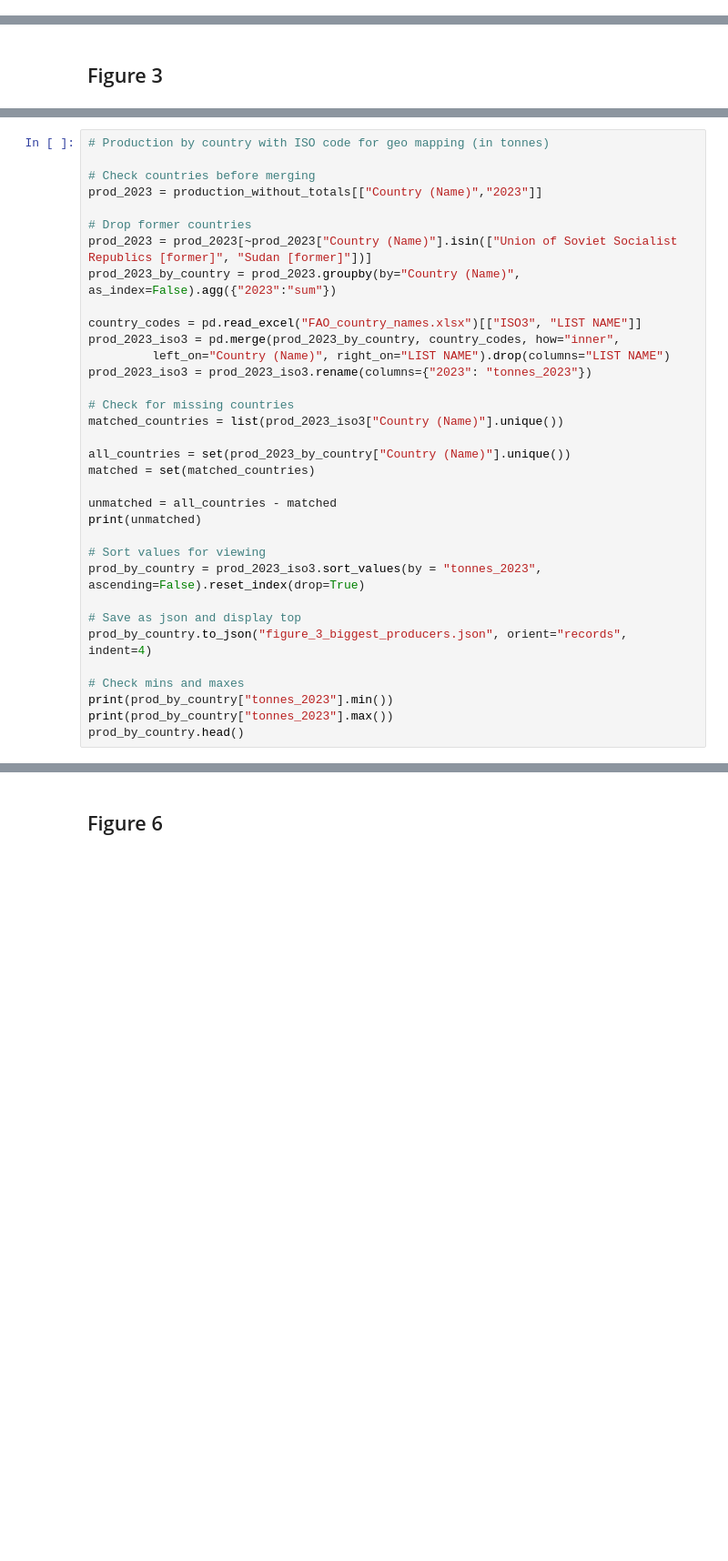
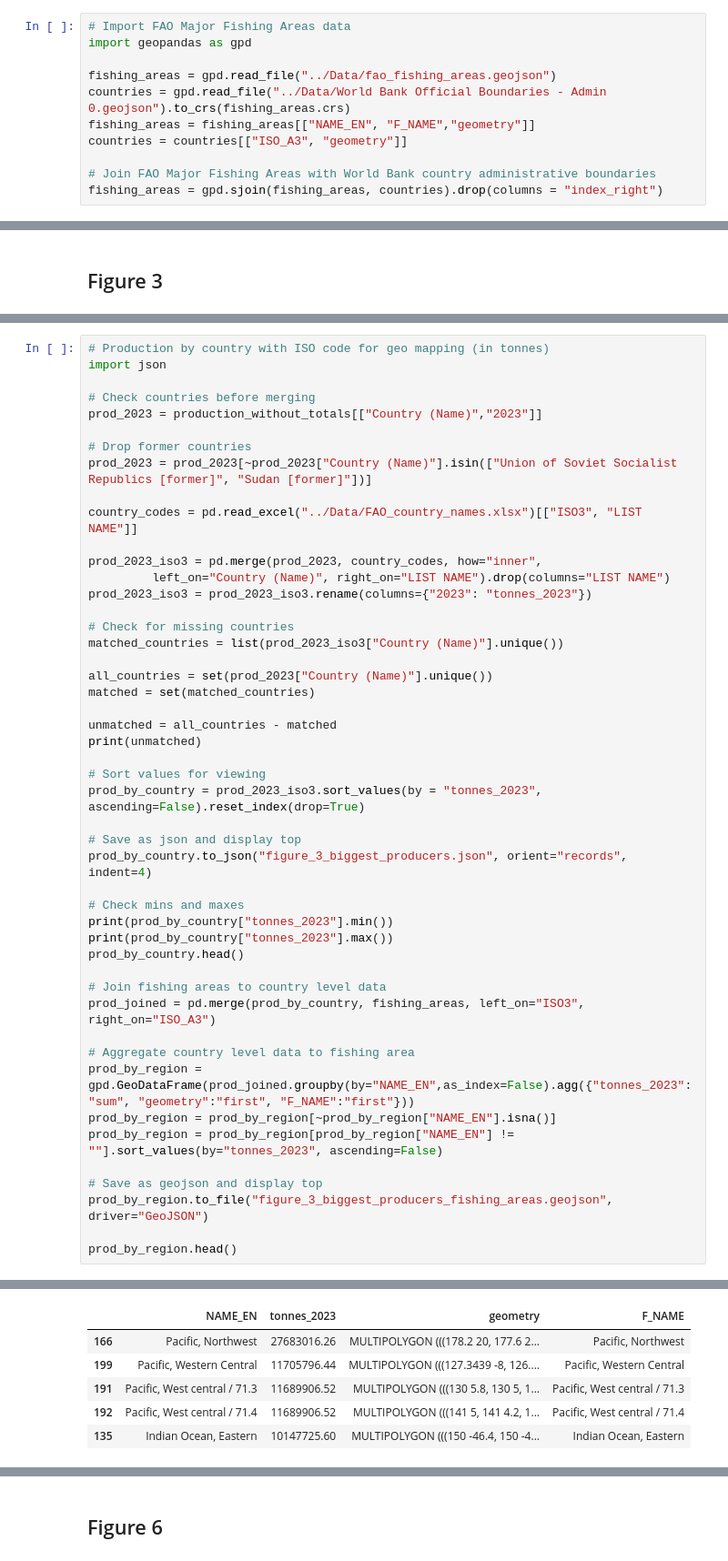
Before and after one commit to Ode-PBLLC/ocean-central, a Jupyter notebook: Code/Harvest Wisely.ipynb, the cells around one changed output, grey strips where cells are left out. Shown at 91% size. Cells and saved outputs as stored; diff of their text form; blank space fills up the shorter version.

```diff
--- a/Code/Harvest Wisely.ipynb
+++ b/Code/Harvest Wisely.ipynb
@@ -364,5 +228,16 @@ This figure contains data from Food and Agriculture Organization of the United N
 Data sourced from FAO FishSTAT via FishStatJ, available [here](https://www.fao.org/fishery/en/topic/166235/en)
 
 Dataset: Global Production by production source 1950-2023 (Release date: March 2025)
+# %%
+# Import FAO Major Fishing Areas data
+import geopandas as gpd
+
+fishing_areas = gpd.read_file("../Data/fao_fishing_areas.geojson")
+countries = gpd.read_file("../Data/World Bank Official Boundaries - Admin 0.geojson").to_crs(fishing_areas.crs)
+fishing_areas = fishing_areas[["NAME_EN", "F_NAME","geometry"]]
+countries = countries[["ISO_A3", "geometry"]]
+
+# Join FAO Major Fishing Areas with World Bank country administrative boundaries
+fishing_areas = gpd.sjoin(fishing_areas, countries).drop(columns = "index_right")
 # %%
 # Import production data
@@ -459,23 +343,24 @@ Country names from FAO Names of Countries and Territories Dataset, available [he
 </p>
 # %%
 # Production by country with ISO code for geo mapping (in tonnes)
+import json
 
 # Check countries before merging
 prod_2023 = production_without_totals[["Country (Name)","2023"]]
 
 # Drop former countries
 prod_2023 = prod_2023[~prod_2023["Country (Name)"].isin(["Union of Soviet Socialist Republics [former]", "Sudan [former]"])]
-prod_2023_by_country = prod_2023.groupby(by="Country (Name)", as_index=False).agg({"2023":"sum"})
 
-country_codes = pd.read_excel("FAO_country_names.xlsx")[["ISO3", "LIST NAME"]]
-prod_2023_iso3 = pd.merge(prod_2023_by_country, country_codes, how="inner",
+country_codes = pd.read_excel("../Data/FAO_country_names.xlsx")[["ISO3", "LIST NAME"]]
+
+prod_2023_iso3 = pd.merge(prod_2023, country_codes, how="inner",
          left_on="Country (Name)", right_on="LIST NAME").drop(columns="LIST NAME")
 prod_2023_iso3 = prod_2023_iso3.rename(columns={"2023": "tonnes_2023"})
 
 # Check for missing countries
 matched_countries = list(prod_2023_iso3["Country (Name)"].unique())
 
-all_countries = set(prod_2023_by_country["Country (Name)"].unique())
+all_countries = set(prod_2023["Country (Name)"].unique())
 matched = set(matched_countries)
 
 unmatched = all_countries - matched
@@ -491,3 +376,17 @@ prod_by_country.to_json("figure_3_biggest_producers.json", orient="records", ind
 print(prod_by_country["tonnes_2023"].min())
 print(prod_by_country["tonnes_2023"].max())
 prod_by_country.head()
+
+# Join fishing areas to country level data
+prod_joined = pd.merge(prod_by_country, fishing_areas, left_on="ISO3", right_on="ISO_A3")
+
+# Aggregate country level data to fishing area
+prod_by_region = gpd.GeoDataFrame(prod_joined.groupby(by="NAME_EN",as_index=False).agg({"tonnes_2023":"sum", "geometry":"first", "F_NAME":"first"}))
+prod_by_region = prod_by_region[~prod_by_region["NAME_EN"].isna()]
+prod_by_region = prod_by_region[prod_by_region["NAME_EN"] != ""].sort_values(by="tonnes_2023", ascending=False)
+
+# Save as geojson and display top
+prod_by_region.to_file("figure_3_biggest_producers_fishing_areas.geojson", driver="GeoJSON")
+
+prod_by_region.head()
+# %% [output]
@@ -493,0 +396,6 @@ prod_by_country.head()
+|  | NAME_EN | tonnes_2023 | geometry | F_NAME |
+| 166 | Pacific, Northwest | 27683016.26 | MULTIPOLYGON (((178.2 20, 177.6 2... | Pacific, Northwest |
+| 199 | Pacific, Western Central | 11705796.44 | MULTIPOLYGON (((127.3439 -8, 126.... | Pacific, Western Central |
+| 191 | Pacific, West central / 71.3 | 11689906.52 | MULTIPOLYGON (((130 5.8, 130 5, 1... | Pacific, West central / 71.3 |
+| 192 | Pacific, West central / 71.4 | 11689906.52 | MULTIPOLYGON (((141 5, 141 4.2, 1... | Pacific, West central / 71.4 |
+| 135 | Indian Ocean, Eastern | 10147725.60 | MULTIPOLYGON (((150 -46.4, 150 -4... | Indian Ocean, Eastern |
```
Also changed, not shown: parts of 43 cells of this notebook.
